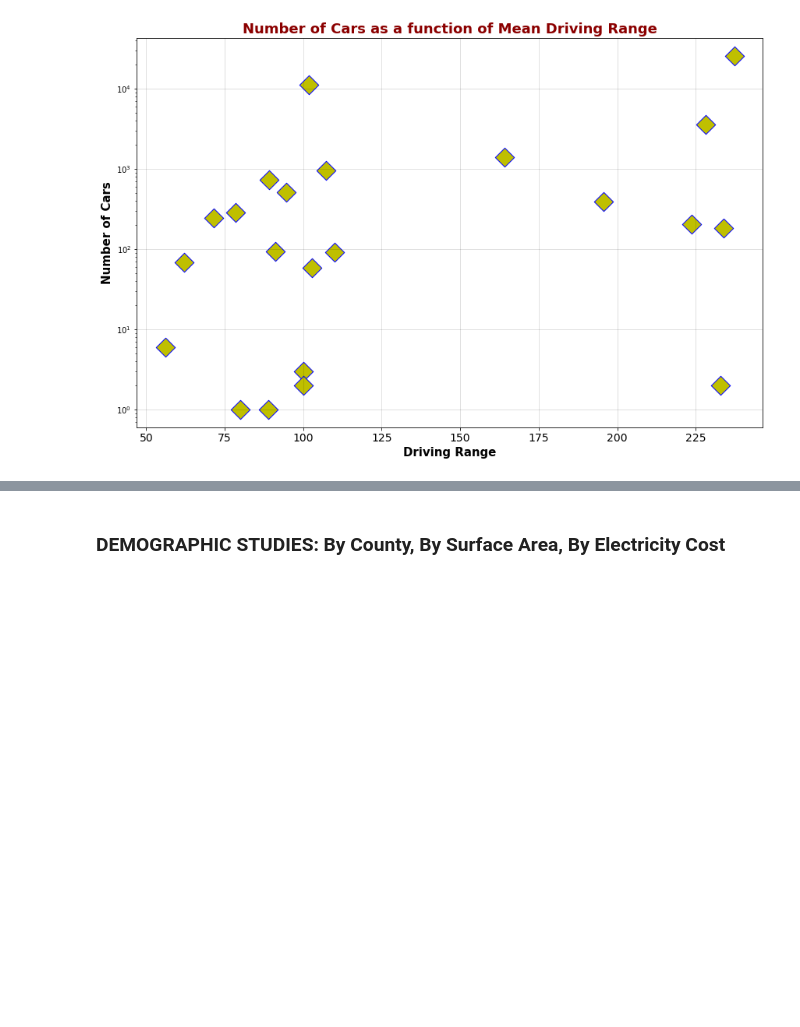
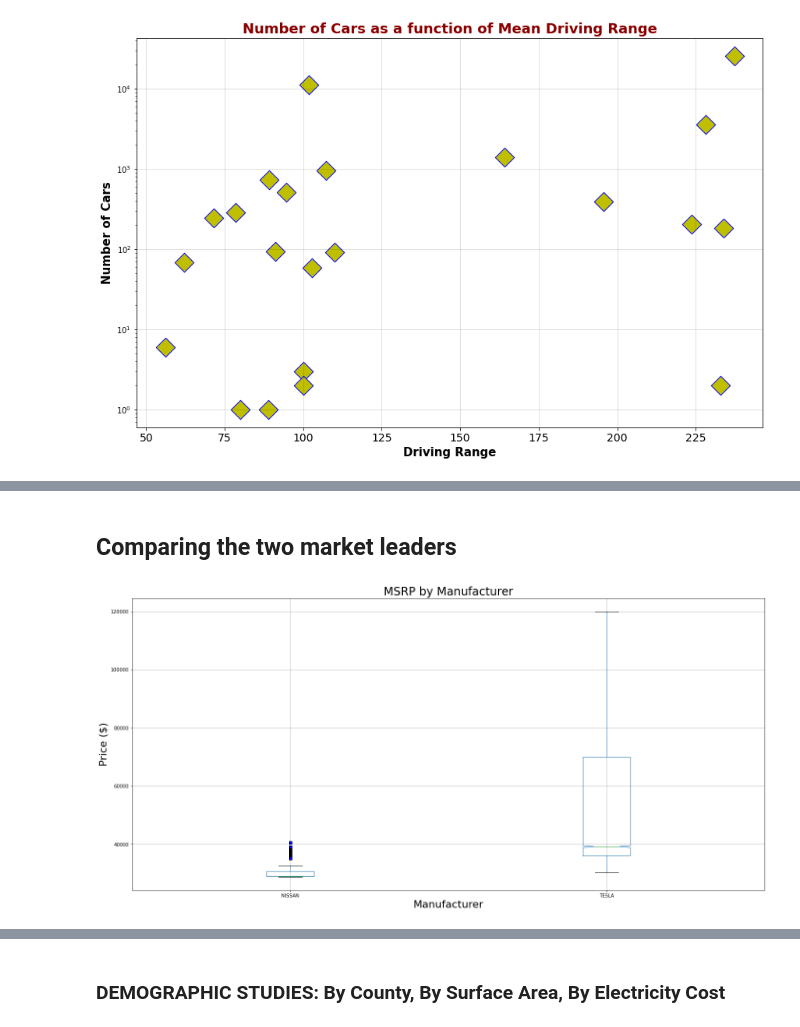
Before and after one commit to fbarillas08/Electric-Vehicles-in-WashingtonState, a Jupyter notebook: Project1_EV_WashingtonState.ipynb, the cells around one changed output, grey strips where cells are left out. Saved outputs shown, nothing was run; the diff lists cells and outputs as text; code cells hidden in the pictures; blank space fills up the shorter version.

```diff
--- a/Project1_EV_WashingtonState.ipynb
+++ b/Project1_EV_WashingtonState.ipynb
@@ -446,0 +383,3 @@ Ceftamin_df = clean_study_results[clean_study_results.Drug_Regimen == "Ceftamin"
+# %%
+Two_Leaders_df =  BEV_df[(BEV_df['Make']=="TESLA") | (BEV_df['Make']=="NISSAN")]
+Two_Leaders_df
@@ -446,0 +434,18 @@ Ceftamin_df = clean_study_results[clean_study_results.Drug_Regimen == "Ceftamin"
+# %% [markdown]
+## Comparing the two market leaders
+# %%
+# BoxPlot of Tesla and Nissan Price Ranges
+
+yellow_square = dict(markerfacecolor = 'y', marker ='s', size = 10)
+
+Two_Leaders_df.boxplot("Base_MSRP", by="Make", figsize = (20,10), notch = True, flierprops = blue_square)
+
+plt.title("MSRP by Manufacturer",fontdict ={"fontsize":24})
+plt.suptitle("")
+plt.xlabel("Manufacturer", fontdict={"fontsize":22})
+plt.ylabel("Price ($)", fontdict={"fontsize":22})
+plt.tight_layout(pad = 2.0, w_pad = 1.5, h_pad = 2.0)
+
+plt.show()
+# %% [output]
+[figure, added]
```
Also changed, not shown: parts of 29 cells of this notebook.
